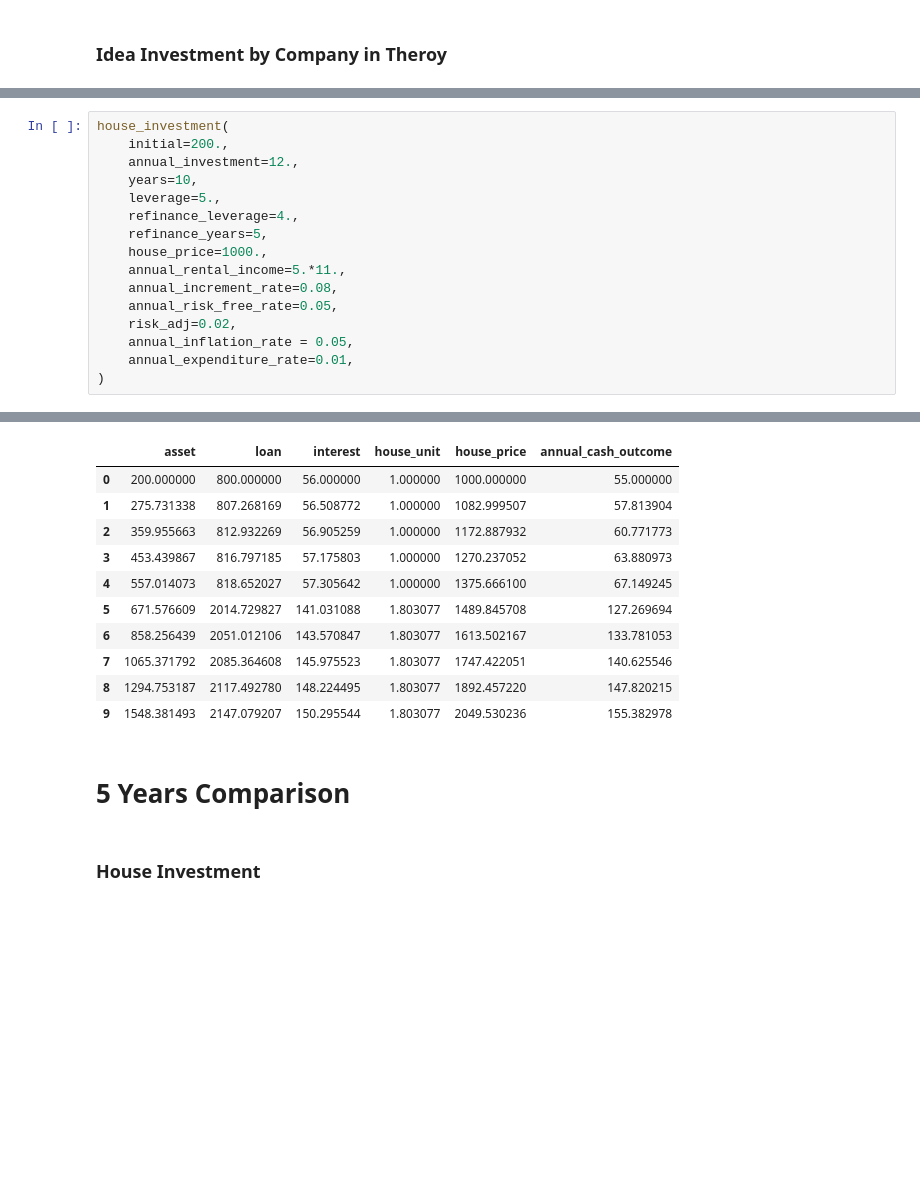
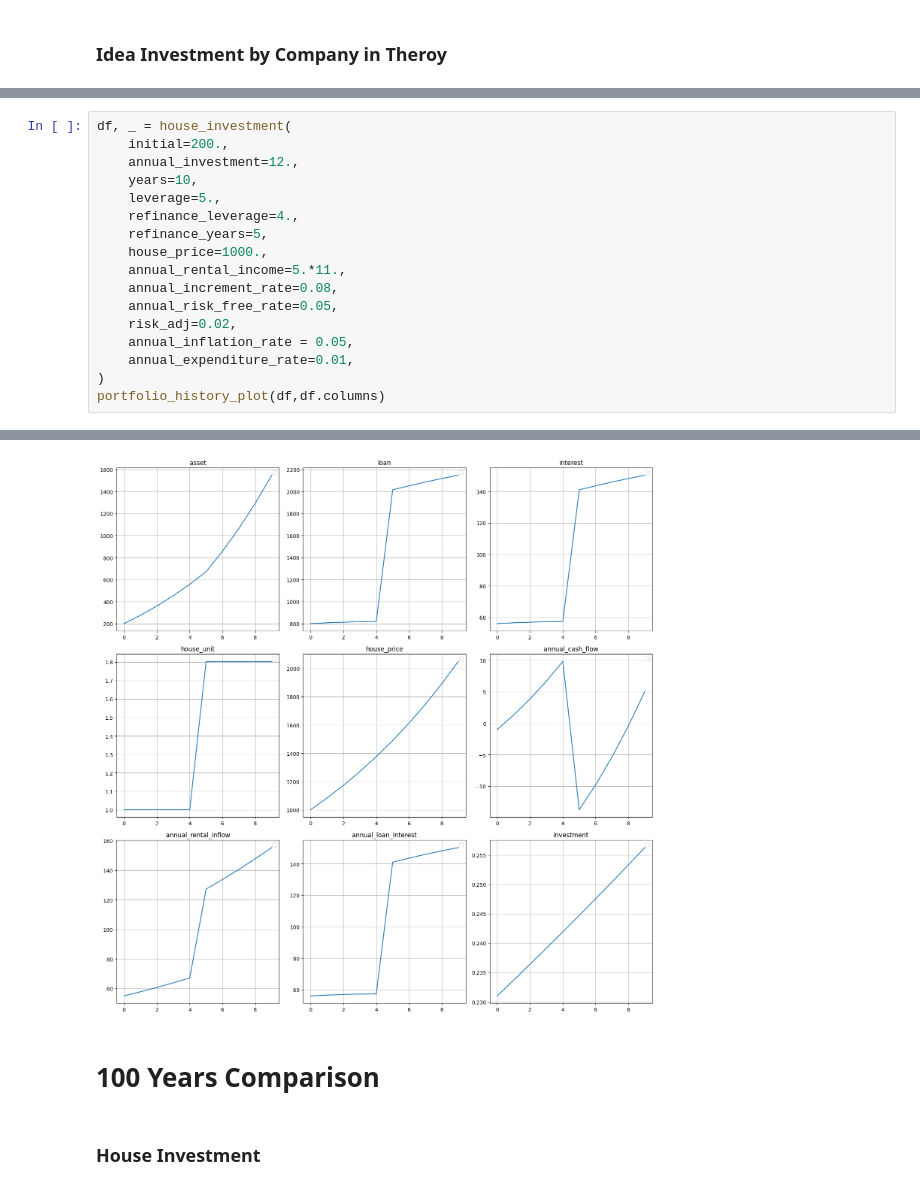
Before and after one commit to BichengWang/py-notebook, a Jupyter notebook: src/finance/strategies/target_market_analysis.ipynb, the cells around one changed output, grey strips where cells are left out. Drawn from its saved outputs; the diff is of its cells as text; blank space fills up the shorter version.

```diff
--- a/src/finance/strategies/target_market_analysis.ipynb
+++ b/src/finance/strategies/target_market_analysis.ipynb
@@ -1055,5 +1107,5 @@ INFO:__main__:
 # %%
-house_investment(
+df, _ = house_investment(
     initial=200.,
     annual_investment=12.,
     years=10,
@@ -1068,6 +1120,7 @@ house_investment(
     annual_inflation_rate = 0.05,
     annual_expenditure_rate=0.01,
 )
+portfolio_history_plot(df,df.columns)
 # %% [output]
 INFO:lib.cash_flow_tools:{'pv': 319.7692307692285, 'fv': 526.5773712285832}
 INFO:__main__:
@@ -1089,16 +1142,6 @@ INFO:__main__:
-|  | asset | loan | interest | house_unit | house_price | annual_cash_outcome |
-| 0 | 200.000000 | 800.000000 | 56.000000 | 1.000000 | 1000.000000 | 55.000000 |
-| 1 | 275.731338 | 807.268169 | 56.508772 | 1.000000 | 1082.999507 | 57.813904 |
-| 2 | 359.955663 | 812.932269 | 56.905259 | 1.000000 | 1172.887932 | 60.771773 |
-| 3 | 453.439867 | 816.797185 | 57.175803 | 1.000000 | 1270.237052 | 63.880973 |
-| 4 | 557.014073 | 818.652027 | 57.305642 | 1.000000 | 1375.666100 | 67.149245 |
-| 5 | 671.576609 | 2014.729827 | 141.031088 | 1.803077 | 1489.845708 | 127.269694 |
-| 6 | 858.256439 | 2051.012106 | 143.570847 | 1.803077 | 1613.502167 | 133.781053 |
-| 7 | 1065.371792 | 2085.364608 | 145.975523 | 1.803077 | 1747.422051 | 140.625546 |
-| 8 | 1294.753187 | 2117.492780 | 148.224495 | 1.803077 | 1892.457220 | 147.820215 |
-| 9 | 1548.381493 | 2147.079207 | 150.295544 | 1.803077 | 2049.530236 | 155.382978 |
+[figure, added]
 # %% [markdown]
-# 5 Years Comparison
+# 100 Years Comparison
 # %% [markdown]
 ### House Investment
 # %% [markdown]
```
Also changed, not shown: parts of 11 cells of this notebook, 1 other file.
